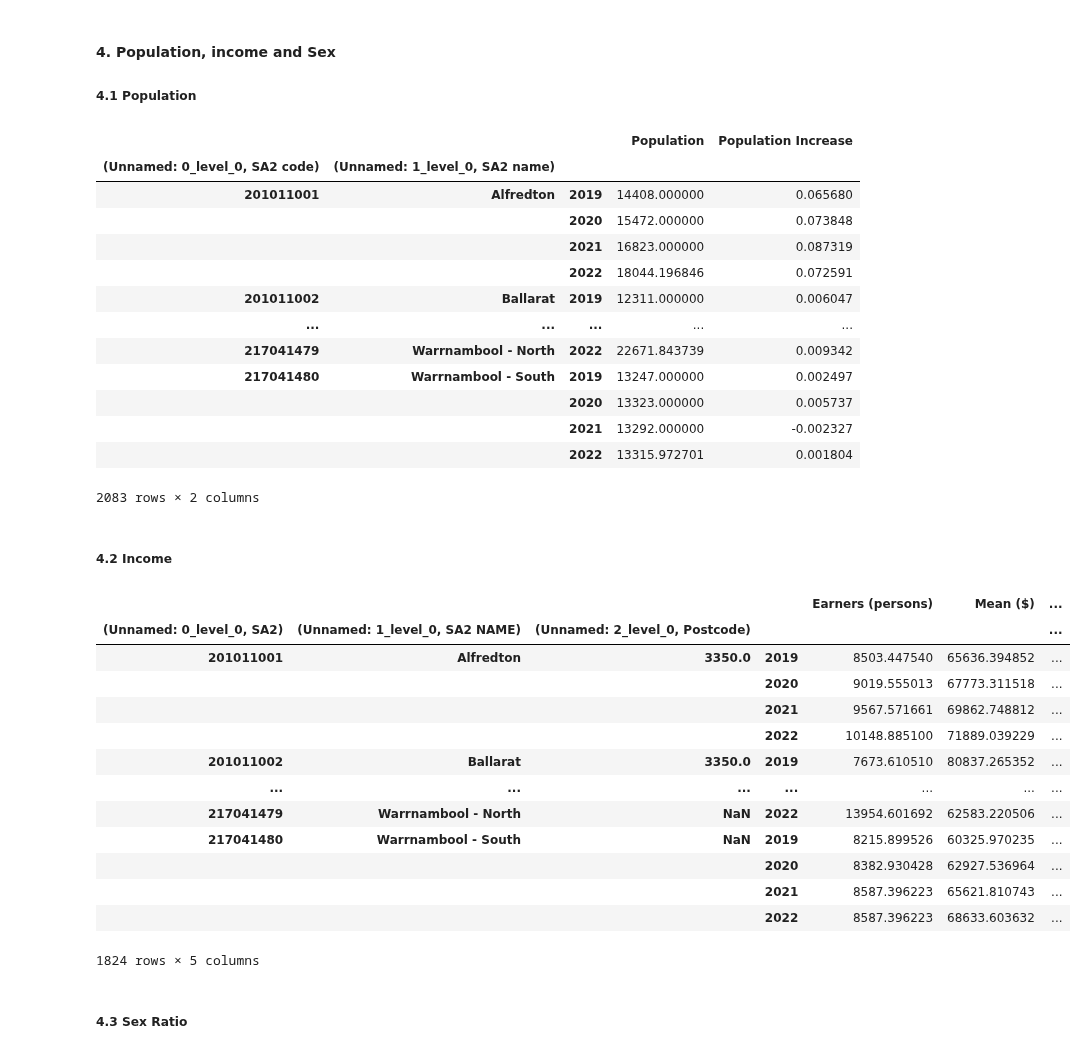
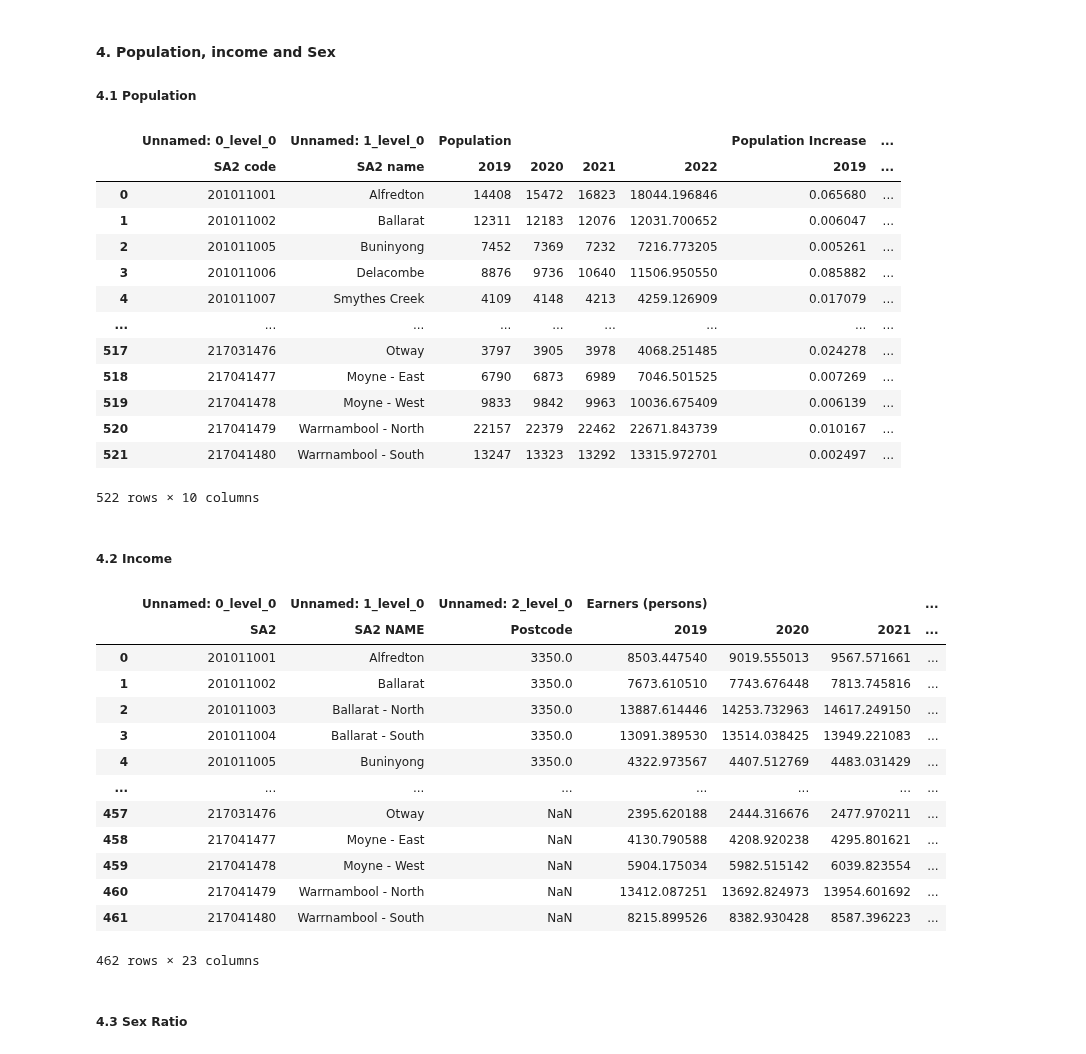
Before and after one commit to MAST30034-Applied-Data-Science/generic-real-estate-consulting-project-group-12, a Jupyter notebook: notebooks/merge.ipynb, the cells around one changed output. Cells and saved outputs as stored; diff of their text form; code cells hidden in the pictures.

```diff
--- a/notebooks/merge.ipynb
+++ b/notebooks/merge.ipynb
@@ -237,44 +227,39 @@ sns.heatmap(corr)
 ##### 4.1 Population
 # %%
 population = pd.read_excel('../data/Population.xlsx', sheet_name="Pop", header=[0,1])
-
-df_pop =population.set_index([('Unnamed: 0_level_0', 'SA2 code'),('Unnamed: 1_level_0', 'SA2 name')])
-stacked_pop=df_pop.stack()
-stacked_pop
+population
 # %% [output]
-|  |  |  | Population | Population Increase |
-| (Unnamed: 0_level_0, SA2 code) | (Unnamed: 1_level_0, SA2 name) |  |  |  |
-| 201011001 | Alfredton | 2019 | 14408.000000 | 0.065680 |
-|  |  | 2020 | 15472.000000 | 0.073848 |
-|  |  | 2021 | 16823.000000 | 0.087319 |
-|  |  | 2022 | 18044.196846 | 0.072591 |
-| 201011002 | Ballarat | 2019 | 12311.000000 | 0.006047 |
-| ... | ... | ... | ... | ... |
-| 217041479 | Warrnambool - North | 2022 | 22671.843739 | 0.009342 |
-| 217041480 | Warrnambool - South | 2019 | 13247.000000 | 0.002497 |
-|  |  | 2020 | 13323.000000 | 0.005737 |
-|  |  | 2021 | 13292.000000 | -0.002327 |
-|  |  | 2022 | 13315.972701 | 0.001804 |
+|  | Unnamed: 0_level_0 | Unnamed: 1_level_0 | Population |  |  |  | Population Increase | ... |
+|  | SA2 code | SA2 name | 2019 | 2020 | 2021 | 2022 | 2019 | ... |
+| 0 | 201011001 | Alfredton | 14408 | 15472 | 16823 | 18044.196846 | 0.065680 | ... |
+| 1 | 201011002 | Ballarat | 12311 | 12183 | 12076 | 12031.700652 | 0.006047 | ... |
+| 2 | 201011005 | Buninyong | 7452 | 7369 | 7232 | 7216.773205 | 0.005261 | ... |
+| 3 | 201011006 | Delacombe | 8876 | 9736 | 10640 | 11506.950550 | 0.085882 | ... |
+| 4 | 201011007 | Smythes Creek | 4109 | 4148 | 4213 | 4259.126909 | 0.017079 | ... |
+| ... | ... | ... | ... | ... | ... | ... | ... | ... |
+| 517 | 217031476 | Otway | 3797 | 3905 | 3978 | 4068.251485 | 0.024278 | ... |
+| 518 | 217041477 | Moyne - East | 6790 | 6873 | 6989 | 7046.501525 | 0.007269 | ... |
+| 519 | 217041478 | Moyne - West | 9833 | 9842 | 9963 | 10036.675409 | 0.006139 | ... |
+| 520 | 217041479 | Warrnambool - North | 22157 | 22379 | 22462 | 22671.843739 | 0.010167 | ... |
+| 521 | 217041480 | Warrnambool - South | 13247 | 13323 | 13292 | 13315.972701 | 0.002497 | ... |
-2083 rows × 2 columns
+522 rows × 10 columns
 # %% [markdown]
 ##### 4.2 Income
 # %%
 income = pd.read_excel('../data/Income.xlsx',sheet_name="Forecasted Income", header=[0,1])
-df_income =income.set_index([('Unnamed: 0_level_0','SA2'),('Unnamed: 1_level_0', 'SA2 NAME'),('Unnamed: 2_level_0', 'Postcode')])
-stacked_income=df_income.stack()
-stacked_income
+income
 # %% [output]
-|  |  |  |  | Earners (persons) | Mean ($) | ... |
-| (Unnamed: 0_level_0, SA2) | (Unnamed: 1_level_0, SA2 NAME) | (Unnamed: 2_level_0, Postcode) |  |  |  | ... |
-| 201011001 | Alfredton | 3350.0 | 2019 | 8503.447540 | 65636.394852 | ... |
-|  |  |  | 2020 | 9019.555013 | 67773.311518 | ... |
-|  |  |  | 2021 | 9567.571661 | 69862.748812 | ... |
-|  |  |  | 2022 | 10148.885100 | 71889.039229 | ... |
-| 201011002 | Ballarat | 3350.0 | 2019 | 7673.610510 | 80837.265352 | ... |
-| ... | ... | ... | ... | ... | ... | ... |
-| 217041479 | Warrnambool - North | NaN | 2022 | 13954.601692 | 62583.220506 | ... |
-| 217041480 | Warrnambool - South | NaN | 2019 | 8215.899526 | 60325.970235 | ... |
-|  |  |  | 2020 | 8382.930428 | 62927.536964 | ... |
-|  |  |  | 2021 | 8587.396223 | 65621.810743 | ... |
-|  |  |  | 2022 | 8587.396223 | 68633.603632 | ... |
+|  | Unnamed: 0_level_0 | Unnamed: 1_level_0 | Unnamed: 2_level_0 | Earners (persons) |  |  | ... |
+|  | SA2 | SA2 NAME | Postcode | 2019 | 2020 | 2021 | ... |
+| 0 | 201011001 | Alfredton | 3350.0 | 8503.447540 | 9019.555013 | 9567.571661 | ... |
+| 1 | 201011002 | Ballarat | 3350.0 | 7673.610510 | 7743.676448 | 7813.745816 | ... |
+| 2 | 201011003 | Ballarat - North | 3350.0 | 13887.614446 | 14253.732963 | 14617.249150 | ... |
+| 3 | 201011004 | Ballarat - South | 3350.0 | 13091.389530 | 13514.038425 | 13949.221083 | ... |
+| 4 | 201011005 | Buninyong | 3350.0 | 4322.973567 | 4407.512769 | 4483.031429 | ... |
+| ... | ... | ... | ... | ... | ... | ... | ... |
+| 457 | 217031476 | Otway | NaN | 2395.620188 | 2444.316676 | 2477.970211 | ... |
+| 458 | 217041477 | Moyne - East | NaN | 4130.790588 | 4208.920238 | 4295.801621 | ... |
+| 459 | 217041478 | Moyne - West | NaN | 5904.175034 | 5982.515142 | 6039.823554 | ... |
+| 460 | 217041479 | Warrnambool - North | NaN | 13412.087251 | 13692.824973 | 13954.601692 | ... |
+| 461 | 217041480 | Warrnambool - South | NaN | 8215.899526 | 8382.930428 | 8587.396223 | ... |
-1824 rows × 5 columns
+462 rows × 23 columns
```
Also changed, not shown: parts of 7 cells of this notebook.
